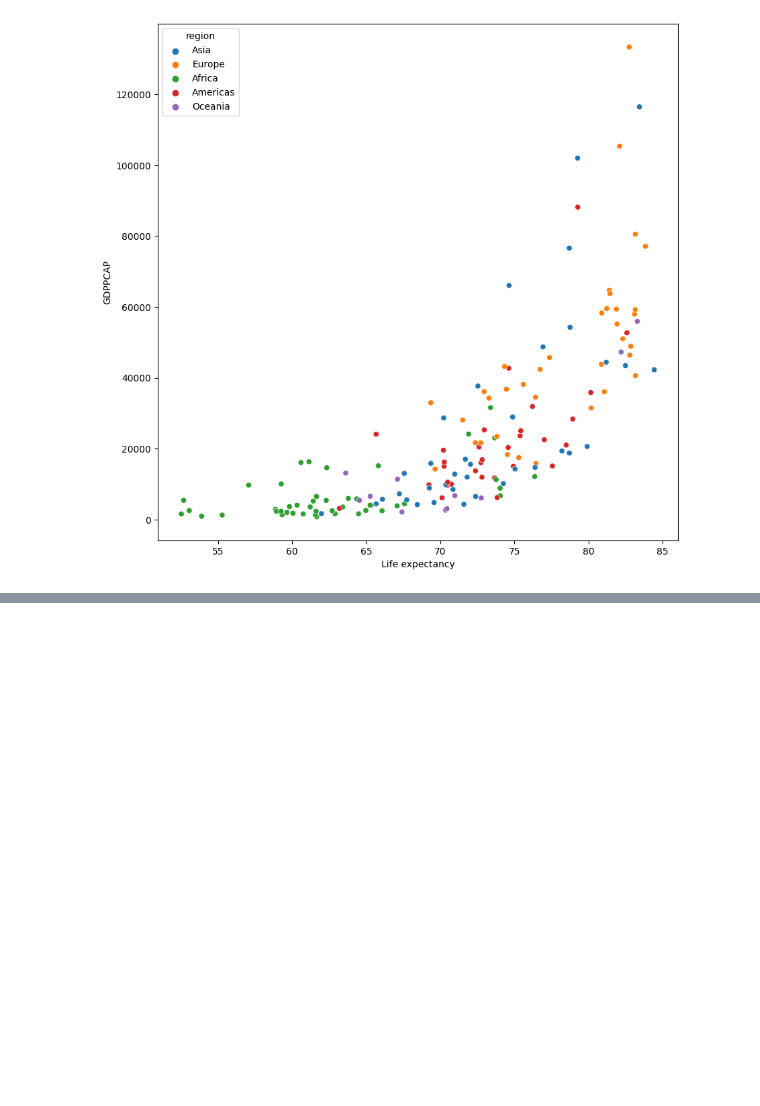
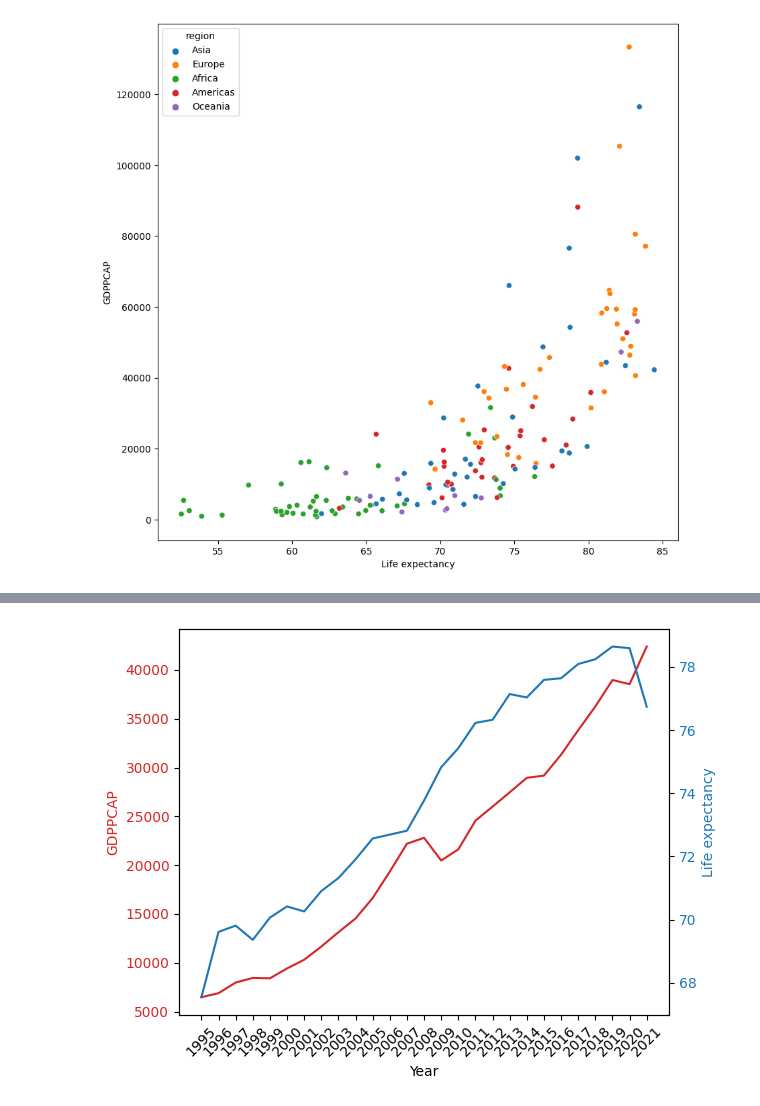
Before and after one commit to varjakm/Andmetehnika_projekt, a Jupyter notebook: projekt.ipynb, the cells around one changed output, grey strips where cells are left out. Cells and saved outputs as stored; diff of their text form; code cells hidden in the pictures; blank space fills up the shorter version.

```diff
--- a/projekt.ipynb
+++ b/projekt.ipynb
@@ -394,0 +444,9 @@ None
+# %%
+estonia_gdppcap=df_gdppcap_estonia[years].values.flatten().tolist()
+# %%
+df_lifeexp_estonia=df_lifeexp.loc[df_lifeexp['Country Name'] == 'Estonia']
+# %%
+estonia_lifeexp=df_lifeexp_estonia[years].values.flatten().tolist()
+# %%
+est={'Year':years, 'GDPPCAP':estonia_gdppcap, 'Life expectancy':estonia_lifeexp}
+df_estonia=pd.DataFrame(est)
@@ -394,0 +474,21 @@ None
+# %%
+fig, ax1 = plt.subplots()
+color = 'tab:red'
+ax1.set_xlabel('Year')
+ax1.set_ylabel('GDPPCAP', color=color)
+ax1.plot(df_estonia['Year'], df_estonia['GDPPCAP'], color=color)
+ax1.tick_params(axis='y', labelcolor=color)
+plt.xticks(rotation=45)
+
+ax2 = ax1.twinx()
+color = 'tab:blue'
+ax2.set_ylabel('Life expectancy', color=color)
+ax2.plot(df_estonia['Year'], df_estonia['Life expectancy'], color=color)
+ax2.tick_params(axis='y', labelcolor=color)
+
+fig.tight_layout()
+
+
+plt.show()
+# %% [output]
+[figure, added]
```
Also changed, not shown: parts of 14 cells of this notebook.
